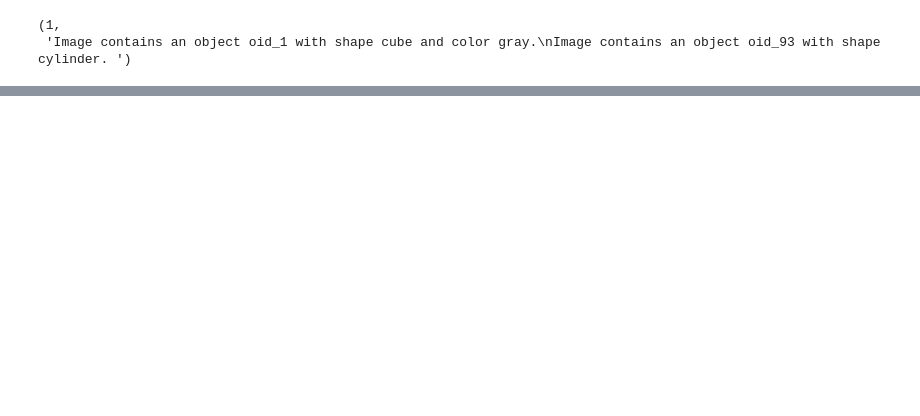
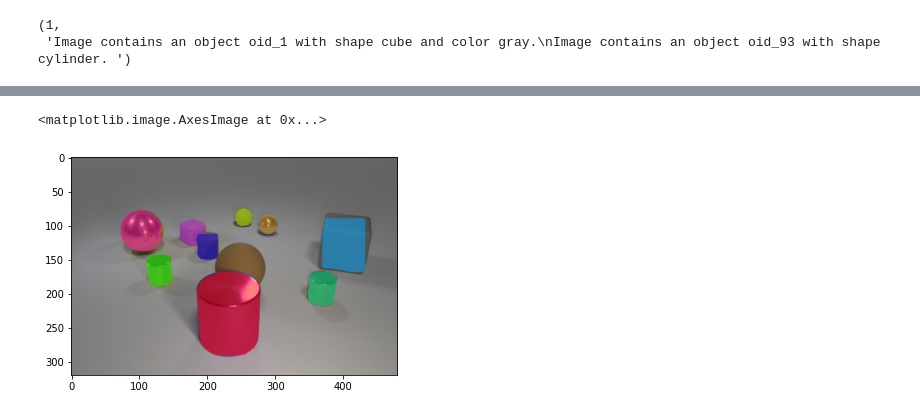
Before and after one commit to OliDeane/ClevrHans_iILP, a Jupyter notebook: inference.ipynb, the cells around one changed output, grey strips where cells are left out. Saved outputs shown, nothing was run; the diff lists cells and outputs as text; code cells hidden in the pictures; blank space fills up the shorter version.

```diff
--- a/inference.ipynb
+++ b/inference.ipynb
@@ -318,0 +525,5 @@ pred, explanation
+# %%
+plt.imshow(ax)
+# %% [output]
+<matplotlib.image.AxesImage at 0x...>
+[figure, added]
```
Also changed, not shown: parts of 12 cells of this notebook, 7 other files.
